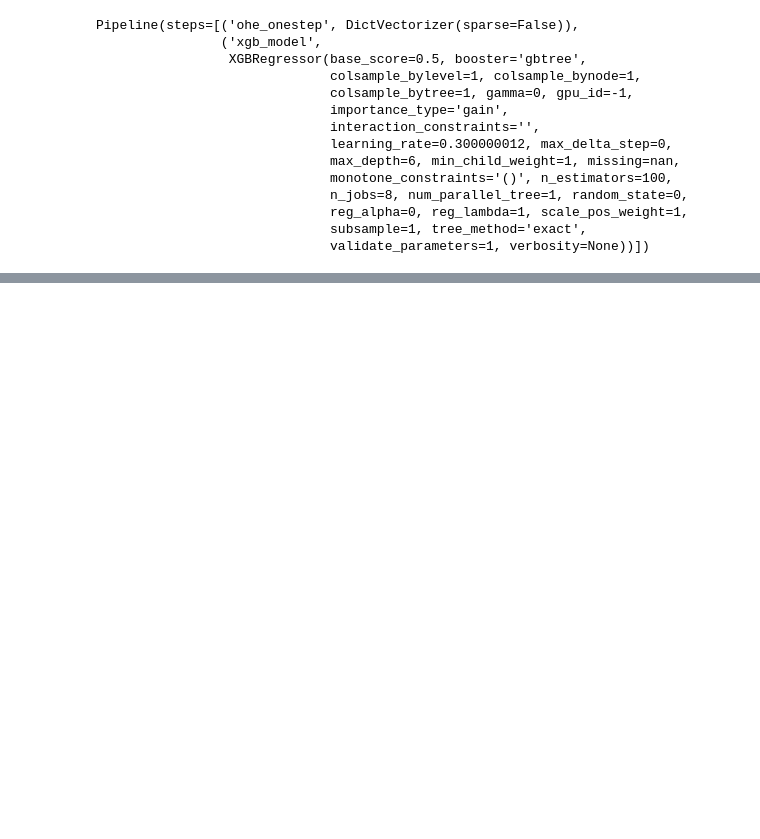
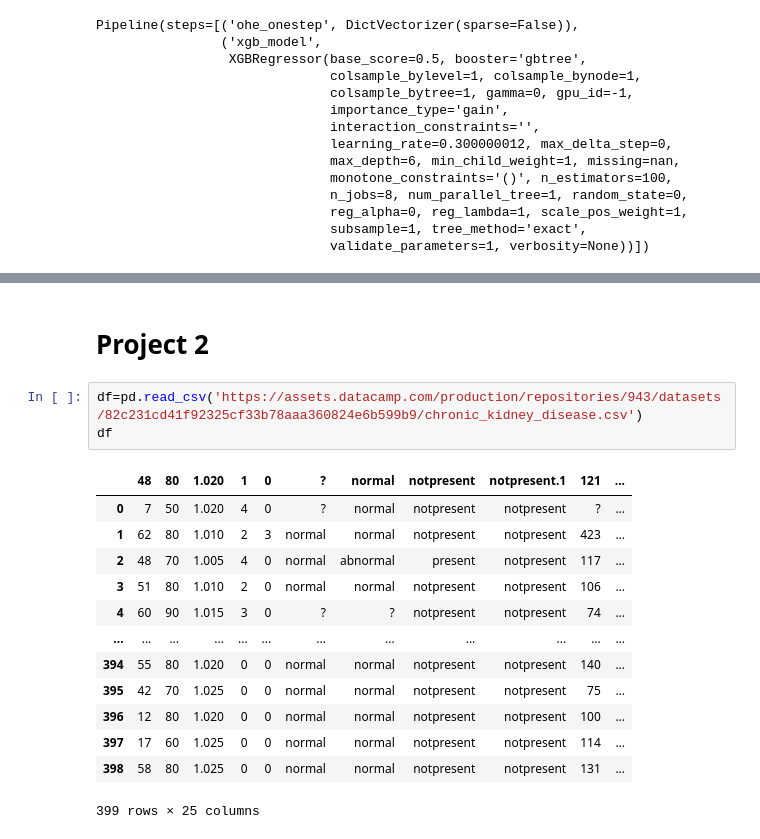
Before and after one commit to martinnss/Micro_Projects, a Jupyter notebook: apuntes datacamp/XGBoost.ipynb, the cells around one changed output, grey strips where cells are left out. Drawn from its saved outputs; the diff is of its cells as text; blank space fills up the shorter version.

```diff
--- a/apuntes datacamp/XGBoost.ipynb
+++ b/apuntes datacamp/XGBoost.ipynb
@@ -623,0 +659,19 @@ Pipeline(steps=[('ohe_onestep', DictVectorizer(sparse=False)),
+# %% [markdown]
+# Project 2
+# %%
+df=pd.read_csv('https://assets.datacamp.com/production/repositories/943/datasets/82c231cd41f92325cf33b78aaa360824e6b599b9/chronic_kidney_disease.csv')
+df
+# %% [output]
+|  | 48 | 80 | 1.020 | 1 | 0 | ? | normal | notpresent | notpresent.1 | 121 | ... |
+| 0 | 7 | 50 | 1.020 | 4 | 0 | ? | normal | notpresent | notpresent | ? | ... |
+| 1 | 62 | 80 | 1.010 | 2 | 3 | normal | normal | notpresent | notpresent | 423 | ... |
+| 2 | 48 | 70 | 1.005 | 4 | 0 | normal | abnormal | present | notpresent | 117 | ... |
+| 3 | 51 | 80 | 1.010 | 2 | 0 | normal | normal | notpresent | notpresent | 106 | ... |
+| 4 | 60 | 90 | 1.015 | 3 | 0 | ? | ? | notpresent | notpresent | 74 | ... |
+| ... | ... | ... | ... | ... | ... | ... | ... | ... | ... | ... | ... |
+| 394 | 55 | 80 | 1.020 | 0 | 0 | normal | normal | notpresent | notpresent | 140 | ... |
+| 395 | 42 | 70 | 1.025 | 0 | 0 | normal | normal | notpresent | notpresent | 75 | ... |
+| 396 | 12 | 80 | 1.020 | 0 | 0 | normal | normal | notpresent | notpresent | 100 | ... |
+| 397 | 17 | 60 | 1.025 | 0 | 0 | normal | normal | notpresent | notpresent | 114 | ... |
+| 398 | 58 | 80 | 1.025 | 0 | 0 | normal | normal | notpresent | notpresent | 131 | ... |
+399 rows × 25 columns
```
Also changed, not shown: parts of 11 cells of this notebook.
